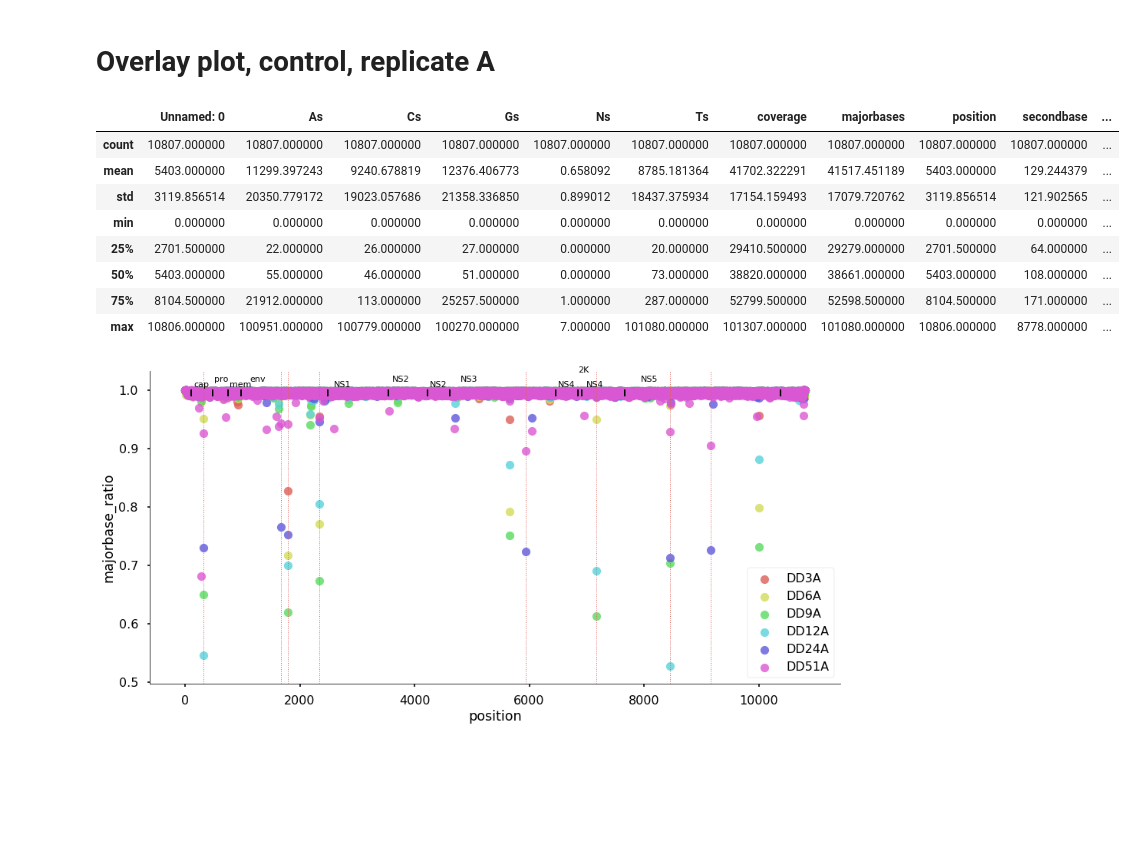
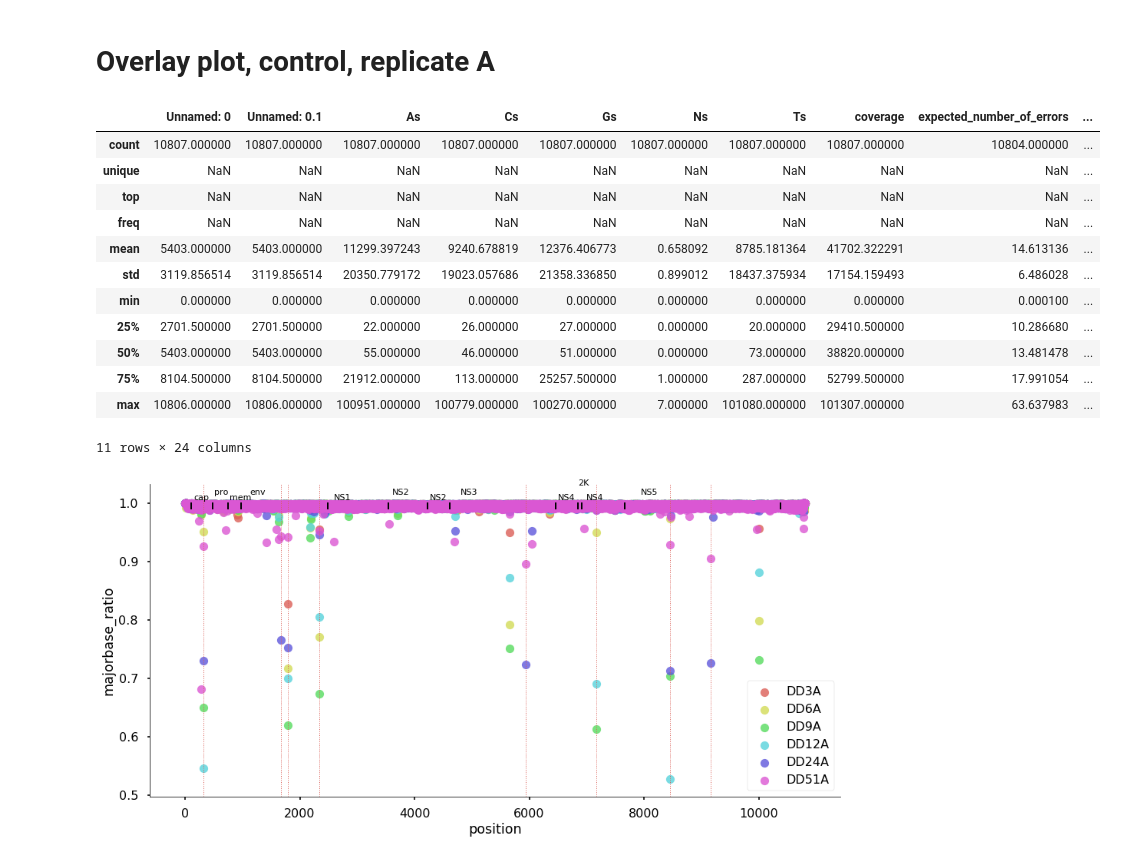
Before and after one commit to Boussau/Notebooks, a Jupyter notebook: Notebooks/Viromics/Analysis_of_first_libraries.ipynb, the cells around one changed output. Cells and saved outputs as stored; diff of their text form; code cells hidden in the pictures; blank space fills up the shorter version.

```diff
--- a/Notebooks/Viromics/Analysis_of_first_libraries.ipynb
+++ b/Notebooks/Viromics/Analysis_of_first_libraries.ipynb
@@ -53,24 +53,28 @@ def plot_genes():
 # Overlay plot, control, replicate A
 # %%
 # Control runs, replicate A
-DD3_A = pd.read_csv ("HV5GLBCXY_ZIKV_17s006139-1-1_DREUX_lane1DD3A_1_sequence.txt.assembled.fastq_mapped.csv")
-DD6_A = pd.read_csv ("HV5GLBCXY_ZIKV_17s006139-1-1_DREUX_lane1DD6A_1_sequence.txt.assembled.fastq_mapped.csv")
-DD9_A = pd.read_csv ("HV5GLBCXY_ZIKV_17s006139-1-1_DREUX_lane1DD9A_1_sequence.txt.assembled.fastq_mapped.csv")
-DD12_A = pd.read_csv ("HV5GLBCXY_ZIKV_17s006139-1-1_DREUX_lane1DD12A_1_sequence.txt.assembled.fastq_mapped.csv")
-DD24_A = pd.read_csv ("HV5GLBCXY_ZIKV_17s006139-1-1_DREUX_lane1DD24A_1_sequence.txt.assembled.fastq_mapped.csv")
-DD51_A = pd.read_csv ("HV5GLBCXY_ZIKV_17s006139-1-1_DREUX_lane1DD51A_1_sequence.txt.assembled.fastq_mapped.csv")
+DD3_A = pd.read_csv ("HV5GLBCXY_ZIKV_17s006139-1-1_DREUX_lane1DD3A_1_sequence.txt.assembled.fastq_mapped_AA.csv", na_values=" -nan")
+DD6_A = pd.read_csv ("HV5GLBCXY_ZIKV_17s006139-1-1_DREUX_lane1DD6A_1_sequence.txt.assembled.fastq_mapped_AA.csv", na_values=" -nan")
+DD9_A = pd.read_csv ("HV5GLBCXY_ZIKV_17s006139-1-1_DREUX_lane1DD9A_1_sequence.txt.assembled.fastq_mapped_AA.csv", na_values=" -nan")
+DD12_A = pd.read_csv ("HV5GLBCXY_ZIKV_17s006139-1-1_DREUX_lane1DD12A_1_sequence.txt.assembled.fastq_mapped_AA.csv", na_values=" -nan")
+DD24_A = pd.read_csv ("HV5GLBCXY_ZIKV_17s006139-1-1_DREUX_lane1DD24A_1_sequence.txt.assembled.fastq_mapped_AA.csv", na_values=" -nan")
+DD51_A = pd.read_csv ("HV5GLBCXY_ZIKV_17s006139-1-1_DREUX_lane1DD51A_1_sequence.txt.assembled.fastq_mapped_AA.csv", na_values=" -nan")
 # %%
-DD3_A.describe()
+DD3_A.describe(include='all')
 # %% [output]
-|  | Unnamed: 0 | As | Cs | Gs | Ns | Ts | coverage | majorbases | position | secondbase | ... |
-| count | 10807.000000 | 10807.000000 | 10807.000000 | 10807.000000 | 10807.000000 | 10807.000000 | 10807.000000 | 10807.000000 | 10807.000000 | 10807.000000 | ... |
-| mean | 5403.000000 | 11299.397243 | 9240.678819 | 12376.406773 | 0.658092 | 8785.181364 | 41702.322291 | 41517.451189 | 5403.000000 | 129.244379 | ... |
-| std | 3119.856514 | 20350.779172 | 19023.057686 | 21358.336850 | 0.899012 | 18437.375934 | 17154.159493 | 17079.720762 | 3119.856514 | 121.902565 | ... |
-| min | 0.000000 | 0.000000 | 0.000000 | 0.000000 | 0.000000 | 0.000000 | 0.000000 | 0.000000 | 0.000000 | 0.000000 | ... |
-| 25% | 2701.500000 | 22.000000 | 26.000000 | 27.000000 | 0.000000 | 20.000000 | 29410.500000 | 29279.000000 | 2701.500000 | 64.000000 | ... |
-| 50% | 5403.000000 | 55.000000 | 46.000000 | 51.000000 | 0.000000 | 73.000000 | 38820.000000 | 38661.000000 | 5403.000000 | 108.000000 | ... |
-| 75% | 8104.500000 | 21912.000000 | 113.000000 | 25257.500000 | 1.000000 | 287.000000 | 52799.500000 | 52598.500000 | 8104.500000 | 171.000000 | ... |
-| max | 10806.000000 | 100951.000000 | 100779.000000 | 100270.000000 | 7.000000 | 101080.000000 | 101307.000000 | 101080.000000 | 10806.000000 | 8778.000000 | ... |
+|  | Unnamed: 0 | Unnamed: 0.1 | As | Cs | Gs | Ns | Ts | coverage | expected_number_of_errors | ... |
+| count | 10807.000000 | 10807.000000 | 10807.000000 | 10807.000000 | 10807.000000 | 10807.000000 | 10807.000000 | 10807.000000 | 10804.000000 | ... |
+| unique | NaN | NaN | NaN | NaN | NaN | NaN | NaN | NaN | NaN | ... |
+| top | NaN | NaN | NaN | NaN | NaN | NaN | NaN | NaN | NaN | ... |
+| freq | NaN | NaN | NaN | NaN | NaN | NaN | NaN | NaN | NaN | ... |
+| mean | 5403.000000 | 5403.000000 | 11299.397243 | 9240.678819 | 12376.406773 | 0.658092 | 8785.181364 | 41702.322291 | 14.613136 | ... |
+| std | 3119.856514 | 3119.856514 | 20350.779172 | 19023.057686 | 21358.336850 | 0.899012 | 18437.375934 | 17154.159493 | 6.486028 | ... |
+| min | 0.000000 | 0.000000 | 0.000000 | 0.000000 | 0.000000 | 0.000000 | 0.000000 | 0.000000 | 0.000100 | ... |
+| 25% | 2701.500000 | 2701.500000 | 22.000000 | 26.000000 | 27.000000 | 0.000000 | 20.000000 | 29410.500000 | 10.286680 | ... |
+| 50% | 5403.000000 | 5403.000000 | 55.000000 | 46.000000 | 51.000000 | 0.000000 | 73.000000 | 38820.000000 | 13.481478 | ... |
+| 75% | 8104.500000 | 8104.500000 | 21912.000000 | 113.000000 | 25257.500000 | 1.000000 | 287.000000 | 52799.500000 | 17.991054 | ... |
+| max | 10806.000000 | 10806.000000 | 100951.000000 | 100779.000000 | 100270.000000 | 7.000000 | 101080.000000 | 101307.000000 | 63.637983 | ... |
+11 rows × 24 columns
 # %%
 DD3_A['majorbase_ratio'] = DD3_A ['majorbases']/DD3_A ['coverage']
 DD6_A['majorbase_ratio'] = DD6_A ['majorbases']/DD6_A ['coverage']
```
Also changed, not shown: parts of 40 cells of this notebook.
